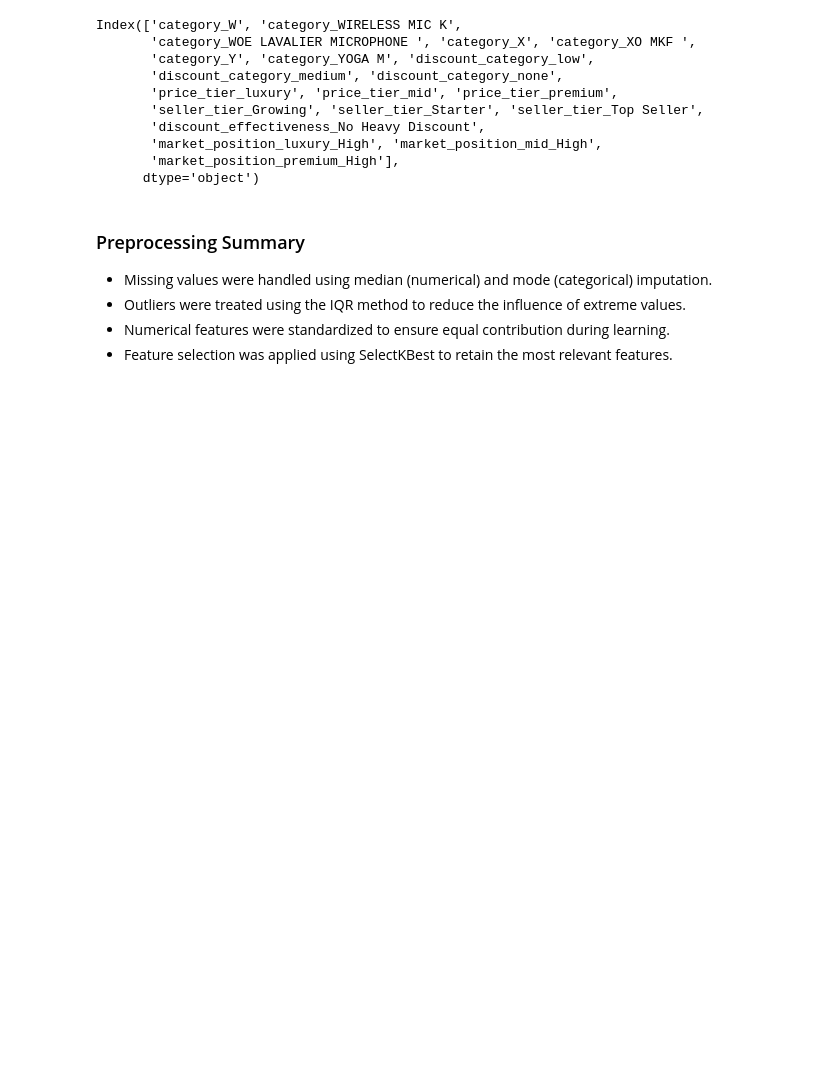
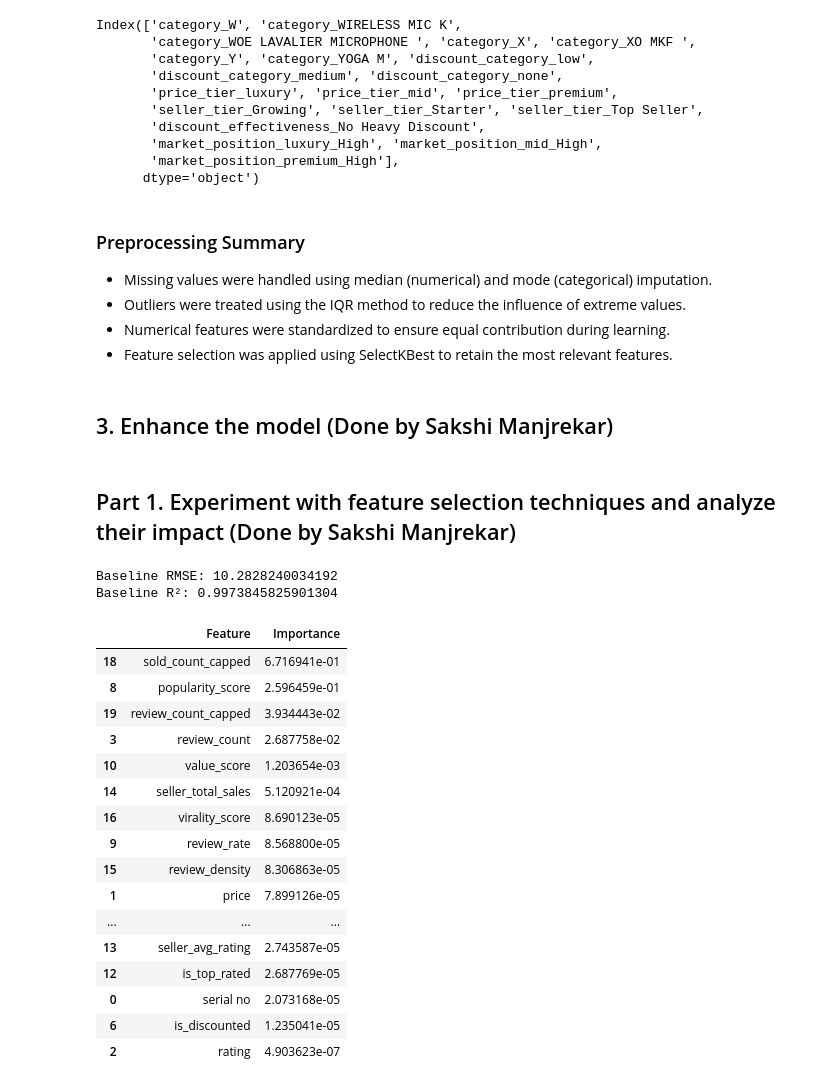
Before and after one commit to Statistics-and-Machine-Learning/Group_Exercise-2_Regression_Analysis_and_Feature_Selection, a Jupyter notebook: notebooks/regression_analysis.ipynb, the cells around one changed output. Saved outputs shown, nothing was run; the diff lists cells and outputs as text; code cells hidden in the pictures; blank space fills up the shorter version.

```diff
--- a/notebooks/regression_analysis.ipynb
+++ b/notebooks/regression_analysis.ipynb
@@ -111,3 +113,7 @@ Index(['category_W', 'category_WIRELESS MIC K',
 - Outliers were treated using the IQR method to reduce the influence of extreme values.
 - Numerical features were standardized to ensure equal contribution during learning.
 - Feature selection was applied using SelectKBest to retain the most relevant features.
+# %% [markdown]
+## 3. Enhance the model (Done by Sakshi Manjrekar)
+# %% [markdown]
+## Part 1. Experiment with feature selection techniques and analyze their impact (Done by Sakshi Manjrekar)
@@ -113,0 +134,45 @@ Index(['category_W', 'category_WIRELESS MIC K',
+# %%
+#baseline model (before feature selection)
+
+X_train, X_test, y_train, y_test = train_test_split(
+    X, y, test_size=0.2, random_state=42
+)
+
+baseline_model = RandomForestRegressor(random_state=42)
+baseline_model.fit(X_train, y_train)
+
+y_pred_base = baseline_model.predict(X_test)
+
+rmse = np.sqrt(mean_squared_error(y_test, y_pred_base))
+print("Baseline RMSE:", rmse)
+print("Baseline R²:", r2_score(y_test, y_pred_base))
+# %% [output]
+Baseline RMSE: 10.2828240034192
+Baseline R²: 0.9973845825901304
+# %%
+#feature selection using feature importance
+
+importance_df = pd.DataFrame({
+    "Feature": X.columns,
+    "Importance": baseline_model.feature_importances_
+}).sort_values(by="Importance", ascending=False)
+
+importance_df
+# %% [output]
+|  | Feature | Importance |
+| 18 | sold_count_capped | 6.716941e-01 |
+| 8 | popularity_score | 2.596459e-01 |
+| 19 | review_count_capped | 3.934443e-02 |
+| 3 | review_count | 2.687758e-02 |
+| 10 | value_score | 1.203654e-03 |
+| 14 | seller_total_sales | 5.120921e-04 |
+| 16 | virality_score | 8.690123e-05 |
+| 9 | review_rate | 8.568800e-05 |
+| 15 | review_density | 8.306863e-05 |
+| 1 | price | 7.899126e-05 |
+| ... | ... | ... |
+| 13 | seller_avg_rating | 2.743587e-05 |
+| 12 | is_top_rated | 2.687769e-05 |
+| 0 | serial no | 2.073168e-05 |
+| 6 | is_discounted | 1.235041e-05 |
+| 2 | rating | 4.903623e-07 |
```
Also changed, not shown: parts of 9 cells of this notebook.
